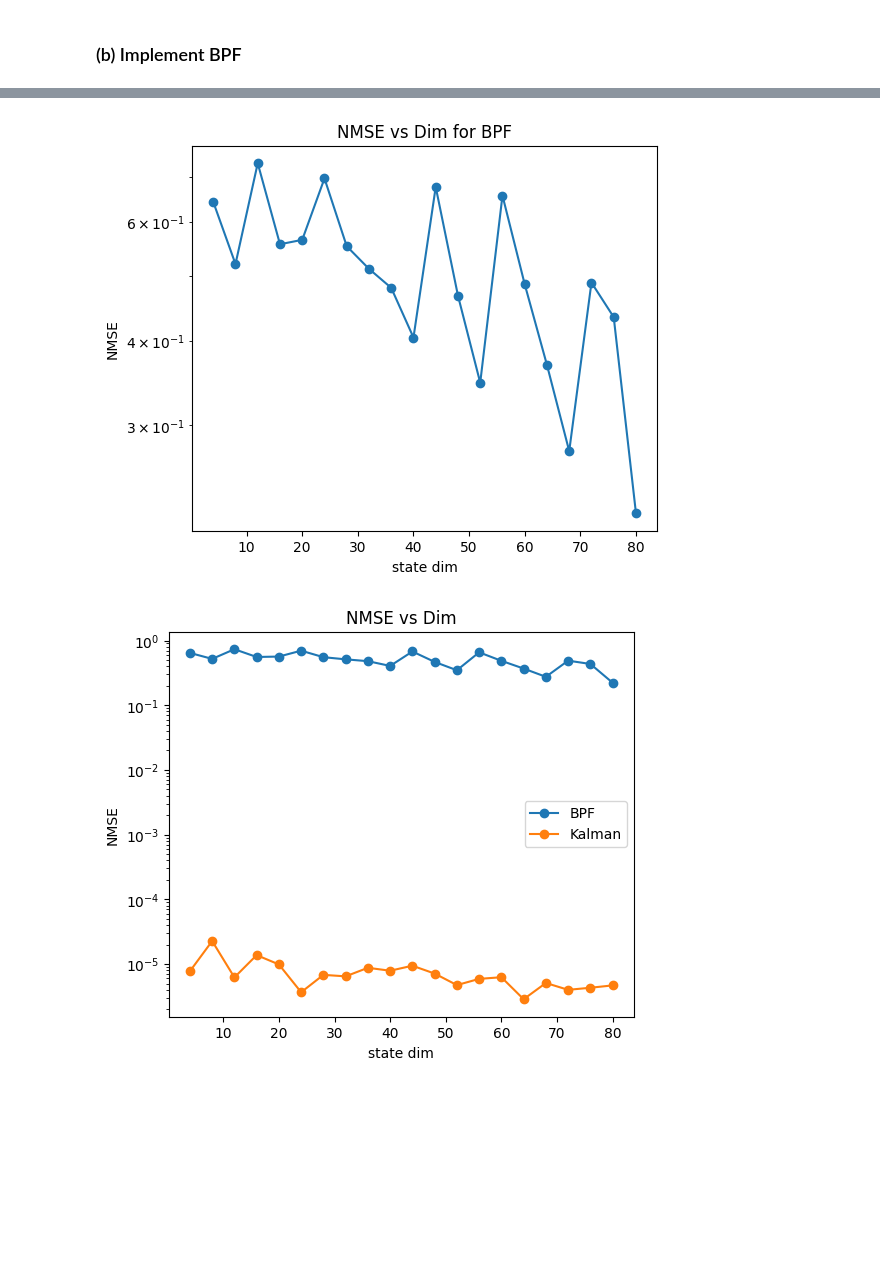
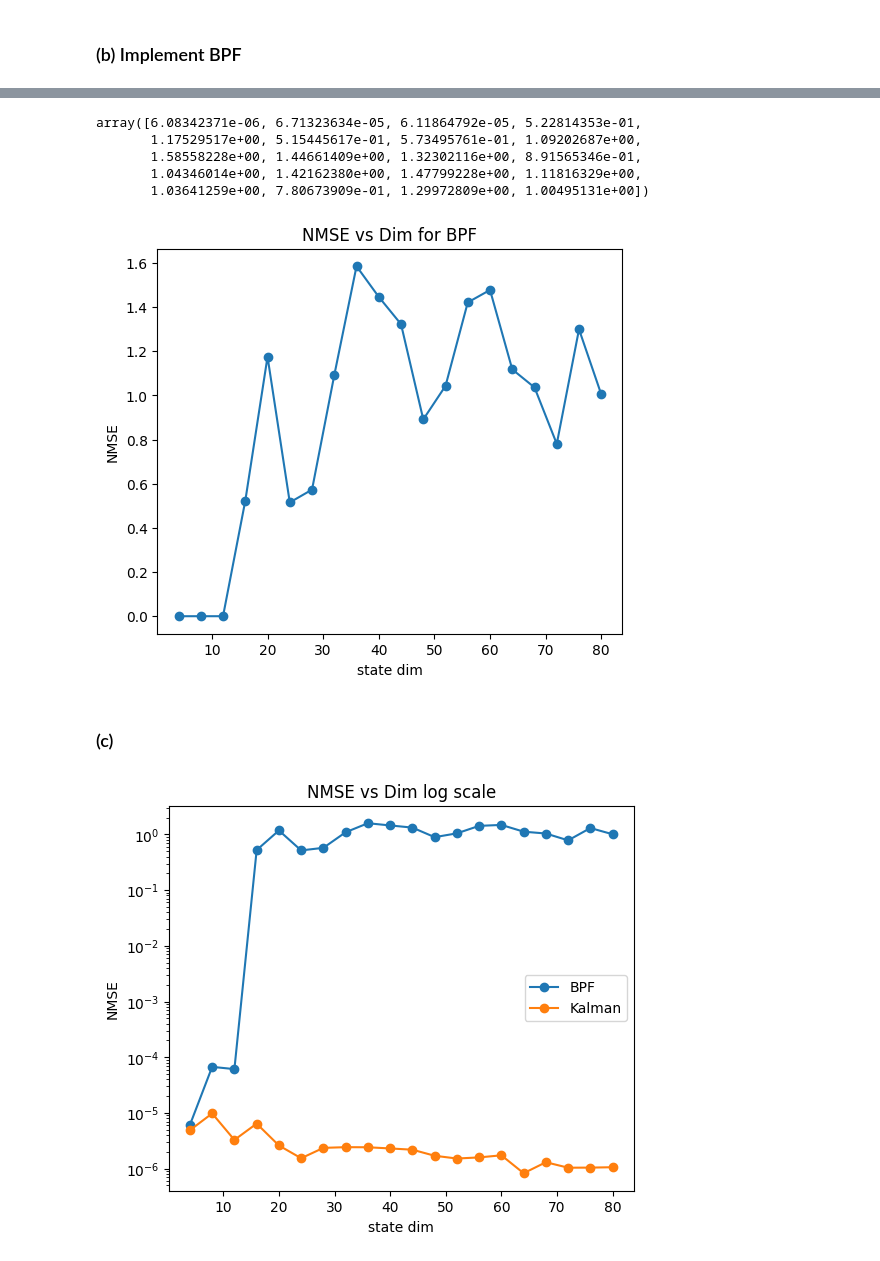
Before and after one commit to JackxTong/Stochastic-Simulation-Project, a Jupyter notebook: CW2_2025/cw.ipynb, the cells around one changed output, grey strips where cells are left out. Drawn from its saved outputs; the diff is of its cells as text; code cells hidden in the pictures; blank space fills up the shorter version.

```diff
--- a/CW2_2025/cw.ipynb
+++ b/CW2_2025/cw.ipynb
@@ -197,32 +214,16 @@ def compute_nmse(true, est):
     denom = np.sum(true[1:]**2)
     return num / denom
 
-def run_kalman(X, Y, K, T=400, plot_trajectories = False):
+def run_kalman(X, Y, K, plot_trajectories = False):
     dim = 4 * K
-    I2 = np.eye(2)
-    I4 = np.eye(4)
-    kappa = 0.1
-    r = 0.1
-
-    A = np.block([
-        [I2, kappa * I2],
-        [np.zeros((2, 2)), 0.99 * I2]
-    ])
-    Q = np.block([
-        [(kappa**3 / 3) * I2, (kappa**2 / 2) * I2],
-        [(kappa**2 / 2) * I2, kappa * I2]
-    ])
-    H = I4
-    R = r * I4
 
     AK = np.kron(np.eye(K), A)
     QK = np.kron(np.eye(K), Q)
     HK = np.kron(np.eye(K), H)
     RK = np.kron(np.eye(K), R)
 
-    # Add interaction noise
-    L = np.random.normal(0, 0.5, size=(dim, dim))
-    Q_bar = QK + L @ L.T
+    # get stored Q_bar for this K
+    Q_bar = Q_ks[K]
 
     m0 = np.tile(np.array([0, 0, -20, 20]), K)
     P0 = np.eye(dim)
@@ -235,7 +236,7 @@ def run_kalman(X, Y, K, T=400, plot_trajectories = False):
 
     # Step 4: Plot true vs estimated (position only)
     if plot_trajectories:
-        plt.figure(figsize=(8, 5))
+        plt.figure(figsize=(6, 5))
         for k in range(K):
             idx_x = 4*k
             idx_y = 4*k + 1
@@ -251,6 +252,7 @@ def run_kalman(X, Y, K, T=400, plot_trajectories = False):
 
     return nmse
 
-# Run it
-run_kalman(X2, Y2, K=2, plot_trajectories=True)
+# Run it on the simulated X2 and Y2
+nmse = run_kalman(X2, Y2, K=2, plot_trajectories=True)
+print(f"NMSE for K=2: {nmse}")
 # %% [output]
@@ -259,5 +278,5 @@ run_kalman(X2, Y2, K=2, plot_trajectories=True)
 # %%
-state_dims = 4 * np.arange(1, 21)
+state_dims = np.arange(1, 21) *4
 state_dims
 # %% [output]
 array([ 4,  8, 12, 16, 20, 24, 28, 32, 36, 40, 44, 48, 52, 56, 60, 64, 68,
@@ -519,22 +484,38 @@ K = 20, NMSE = 0.2223
+# %%
+nmse_bpf_list = []
+for K in range(1, 21):
+    X, Y = simulate_MOHMM(K, seed=42)
+    nmse = run_bpf(X, Y, K)
+    nmse_bpf_list.append(nmse)
+nmse_bpf_list = np.array(nmse_bpf_list)
+# %%
+nmse_bpf_list
+# %% [output]
+array([6.08342371e-06, 6.71323634e-05, 6.11864792e-05, 5.22814353e-01,
+       1.17529517e+00, 5.15445617e-01, 5.73495761e-01, 1.09202687e+00,
+       1.58558228e+00, 1.44661409e+00, 1.32302116e+00, 8.91565346e-01,
+       1.04346014e+00, 1.42162380e+00, 1.47799228e+00, 1.11816329e+00,
+       1.03641259e+00, 7.80673909e-01, 1.29972809e+00, 1.00495131e+00])
 # %%
 plt.figure(figsize=(6, 5))
-plt.plot(state_dims, nmse_bpf, marker='o')
-plt.yscale("log")
+plt.plot(state_dims, nmse_bpf_list, marker='o')
 plt.xlabel("state dim")
 plt.ylabel("NMSE")
 plt.title("NMSE vs Dim for BPF")
 plt.show()
 # %% [output]
-[figure, old version]
+[figure, new version]
+# %% [markdown]
+### (c)
 # %%
 plt.figure(figsize=(6, 5))
-plt.plot(state_dims, nmse_bpf, marker='o')
+plt.plot(state_dims, nmse_bpf_list, marker='o')
 plt.plot(state_dims, nmse_list, marker='o')
 plt.legend(["BPF", "Kalman"])
 plt.yscale("log")
 plt.xlabel("state dim")
 plt.ylabel("NMSE")
-plt.title("NMSE vs Dim")
+plt.title("NMSE vs Dim log scale")
 plt.show()
 # %% [output]
-[figure, old version]
+[figure, new version]
```
Also changed, not shown: parts of 31 cells of this notebook.
